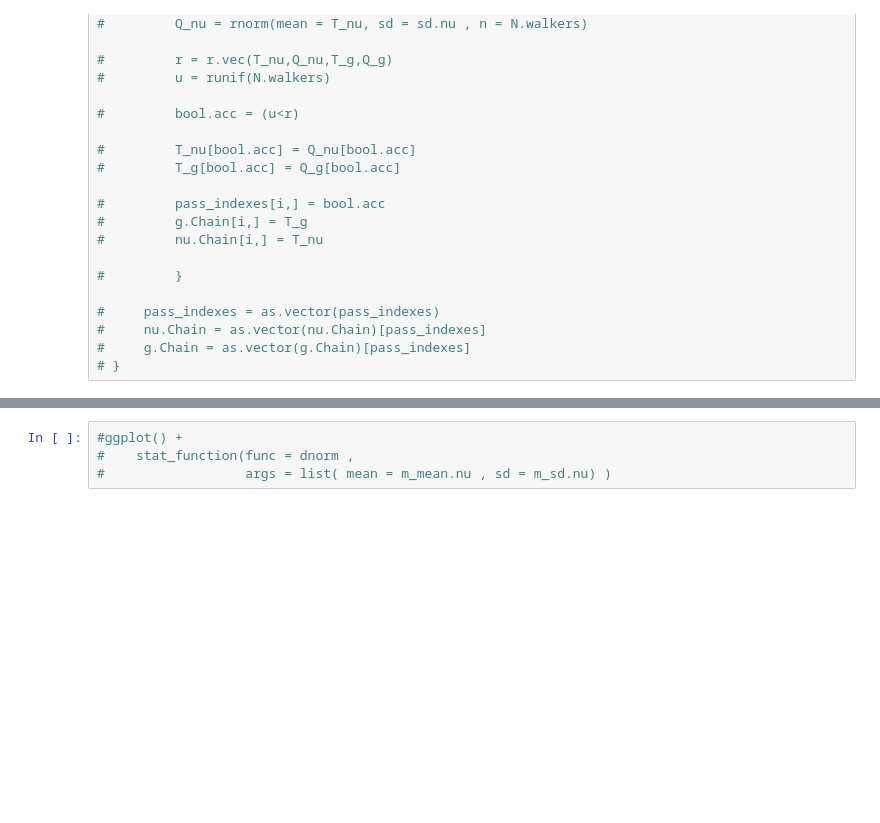
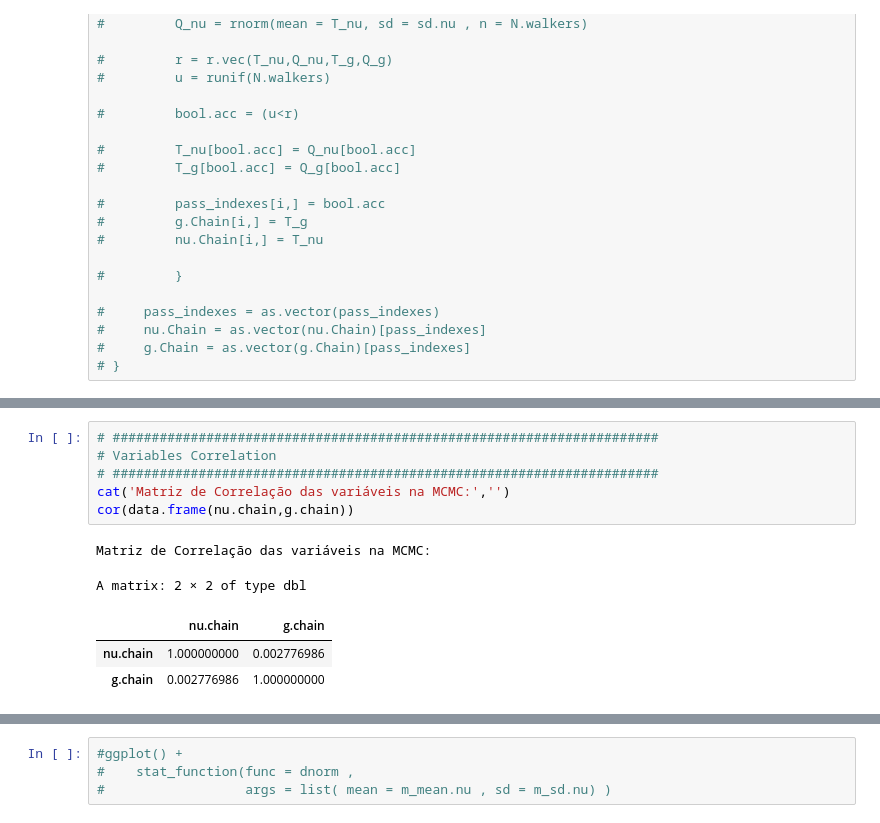
Before and after one commit to cesarium/da-bayesian-star, a Jupyter notebook: notebook.ipynb, the cells around one changed output, grey strips where cells are left out. Saved outputs shown, nothing was run; the diff lists cells and outputs as text; blank space fills up the shorter version.

```diff
--- a/notebook.ipynb
+++ b/notebook.ipynb
@@ -1263 +1345,13 @@ Estando construída a minha MCMC, o cálculo da *marginal Likelihood*
+# %%
+# ######################################################################
+# Variables Correlation
+# ######################################################################
+cat('Matriz de Correlação das variáveis na MCMC:','')
+cor(data.frame(nu.chain,g.chain))
+# %% [output]
+Matriz de Correlação das variáveis na MCMC:
+A matrix: 2 × 2 of type dbl
+|  | nu.chain | g.chain |
+| nu.chain | 1.000000000 | 0.002776986 |
+| g.chain | 0.002776986 | 1.000000000 |
 # %%
```
Also changed, not shown: parts of 9 cells of this notebook.
